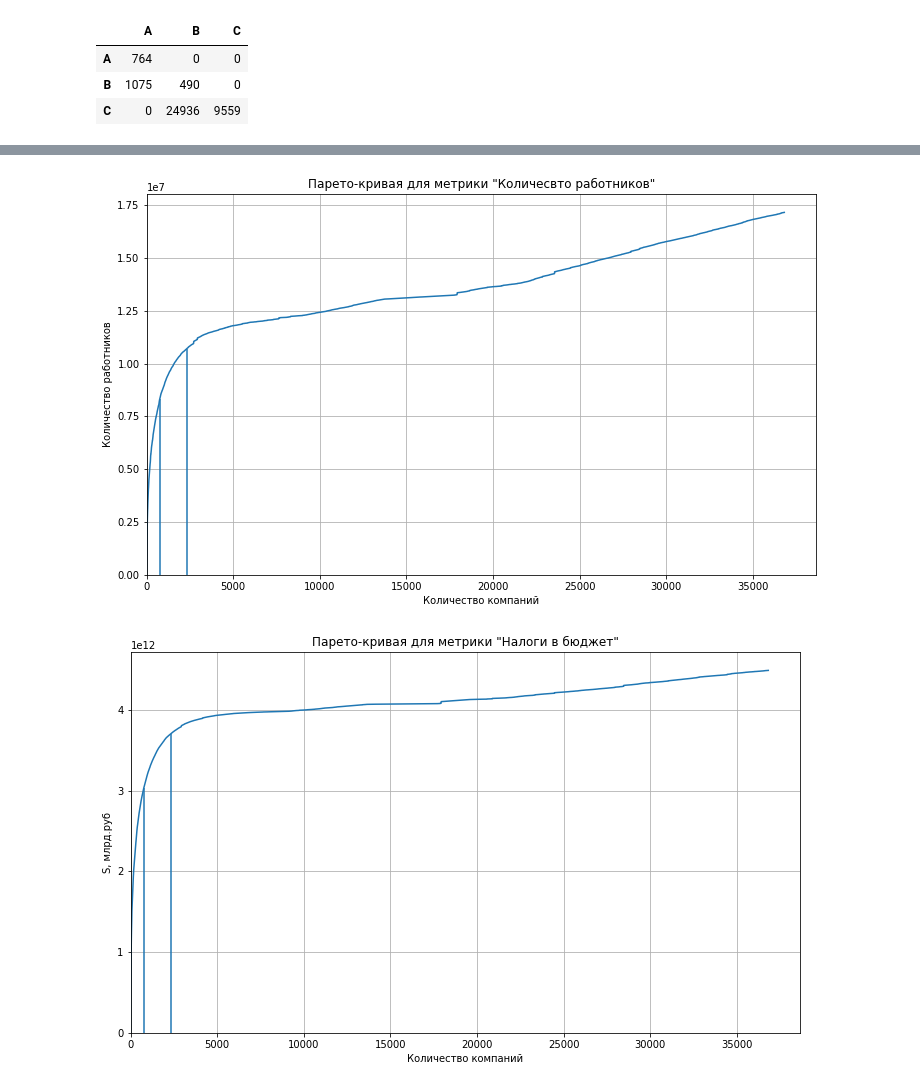
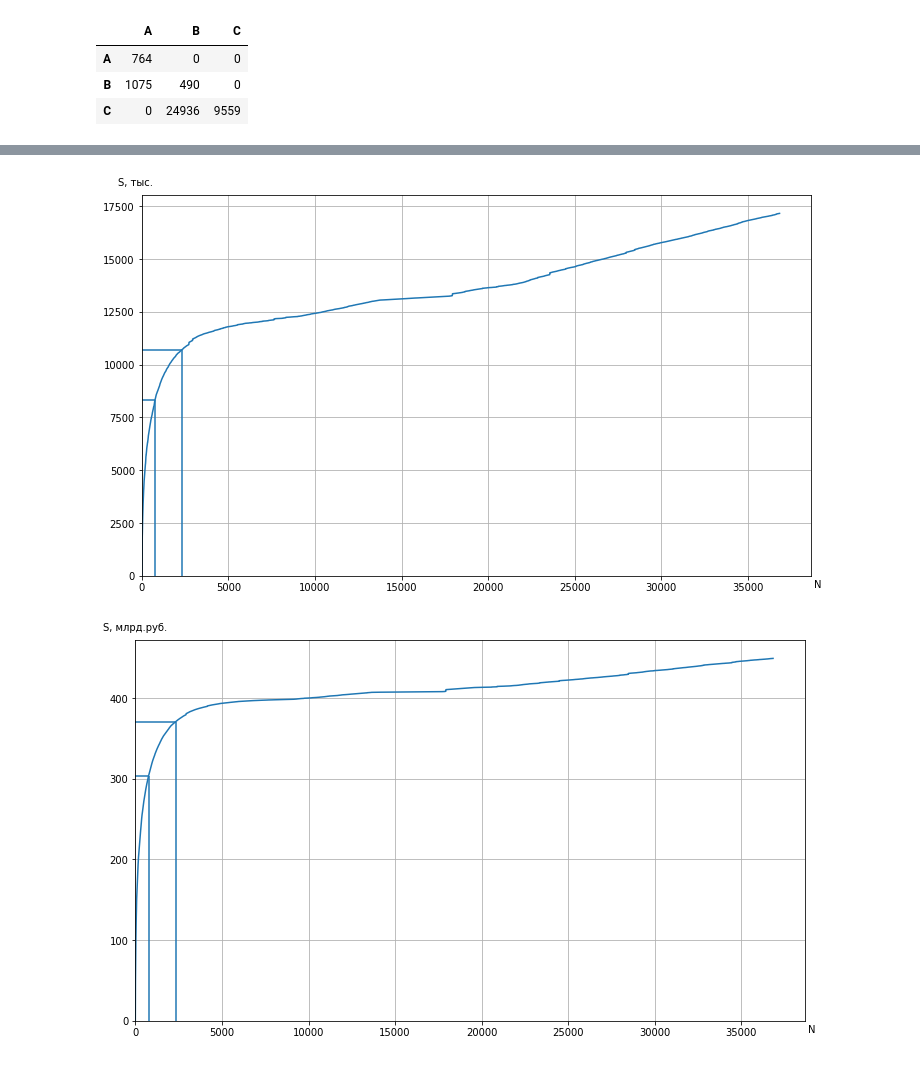
Before and after one commit to godofflipping/IT_Market, a Jupyter notebook: testing.ipynb, the cells around one changed output, grey strips where cells are left out. Drawn from its saved outputs; the diff is of its cells as text; code cells hidden in the pictures.

```diff
--- a/testing.ipynb
+++ b/testing.ipynb
@@ -200,20 +206,25 @@ y = []
 sum = 0
 for i in range(df_income_lic[1].size + 1):
     if i != 0:
-        sum += df_income_lic[1][i - 1]
+        sum += df_income_lic[1][i - 1] / 1e10
     y.append(sum)
 
-plt.figure(figsize=[12, 7])
+figure = plt.figure(figsize=[12, 7])
+ax = figure.add_subplot()
+ax.set_ylabel('S, млрд.руб.', rotation='horizontal')
+ax.set_xlabel('N')
+ax.yaxis.set_label_coords(-0.01, 1.02)
+ax.xaxis.set_label_coords(1.01, -0.01)
+ax.ticklabel_format(useOffset=False, style='plain')
 plt.plot(x, y, color='tab:blue')
 A = AA + AB + AC
 B = BA + BB + BC + A
 plt.vlines(x = A, ymin= 0, ymax = y[A], color='tab:blue')
 plt.vlines(x = B, ymin= 0, ymax = y[B], color='tab:blue')
+plt.hlines(xmin = 0, xmax = A, y = y[A], color='tab:blue')
+plt.hlines(xmin = 0, xmax = B, y = y[B], color='tab:blue')
 plt.grid()
 plt.xlim(xmin=0)
 plt.ylim(ymin=0)
-plt.xlabel("Количество компаний")
-plt.ylabel("S, млрд.руб.")
-plt.title('Парето-кривая для метрики "Доход от лицензий"')
 plt.show()
 # %% [output]
@@ -224,45 +235,55 @@ y = []
 sum = 0
 for i in range(df_employee_num[1].size + 1):
     if i != 0:
-        sum += df_employee_num[1][i - 1]
+        sum += df_employee_num[1][i - 1] / 1e3
     y.append(sum)
 
-plt.figure(figsize=[12, 7])
+figure = plt.figure(figsize=[12, 7])
+ax = figure.add_subplot()
+ax.set_ylabel('S, тыс.', rotation='horizontal')
+ax.set_xlabel('N')
+ax.yaxis.set_label_coords(-0.01, 1.02)
+ax.xaxis.set_label_coords(1.01, -0.01)
+ax.ticklabel_format(useOffset=False, style='plain')
 plt.plot(x, y, color='tab:blue')
 A = AA + AB + AC
 B = BA + BB + BC + A
 plt.vlines(x = A, ymin= 0, ymax = y[A], color='tab:blue')
 plt.vlines(x = B, ymin= 0, ymax = y[B], color='tab:blue')
+plt.hlines(xmin = 0, xmax = A, y = y[A], color='tab:blue')
+plt.hlines(xmin = 0, xmax = B, y = y[B], color='tab:blue')
 plt.grid()
 plt.xlim(xmin=0)
 plt.ylim(ymin=0)
-plt.xlabel("Количество компаний")
-plt.ylabel("Количество работников")
-plt.title('Парето-кривая для метрики "Количесвто работников"')
 plt.show()
 # %% [output]
-[figure, old version]
+[figure, new version]
 # %%
 x = [i for i in range(0, df_taxes[0].size + 1)]
 y = []
 sum = 0
 for i in range(df_taxes[1].size + 1):
     if i != 0:
-        sum += df_taxes[1][i - 1]
+        sum += df_taxes[1][i - 1] / 1e10
     y.append(sum)
 
-plt.figure(figsize=[12, 7])
+figure = plt.figure(figsize=[12, 7])
+ax = figure.add_subplot()
+ax.set_ylabel('S, млрд.руб.', rotation='horizontal')
+ax.set_xlabel('N')
+ax.yaxis.set_label_coords(0, 1.02)
+ax.xaxis.set_label_coords(1.01, -0.01)
+ax.ticklabel_format(useOffset=False, style='plain')
 plt.plot(x, y, color='tab:blue')
 A = AA + AB + AC
 B = BA + BB + BC + A
 plt.vlines(x = A, ymin= 0, ymax = y[A], color='tab:blue')
 plt.vlines(x = B, ymin= 0, ymax = y[B], color='tab:blue')
+plt.hlines(xmin = 0, xmax = A, y = y[A], color='tab:blue')
+plt.hlines(xmin = 0, xmax = B, y = y[B], color='tab:blue')
 plt.grid()
 plt.xlim(xmin=0)
 plt.ylim(ymin=0)
-plt.xlabel("Количество компаний")
-plt.ylabel("S, млрд.руб")
-plt.title('Парето-кривая для метрики "Налоги в бюджет"')
 plt.show()
 # %% [output]
-[figure, old version]
+[figure, new version]
```
Also changed, not shown: parts of 3 cells of this notebook.
